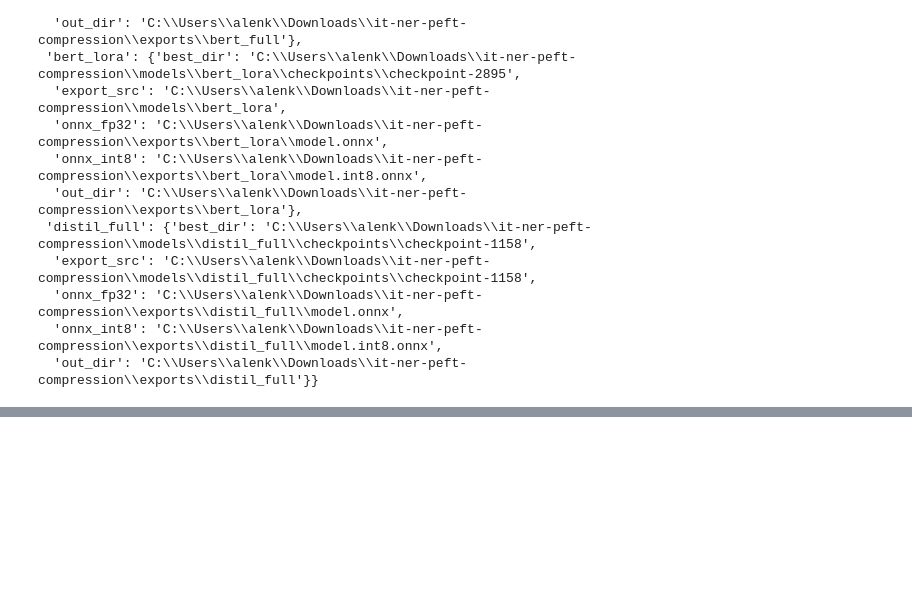
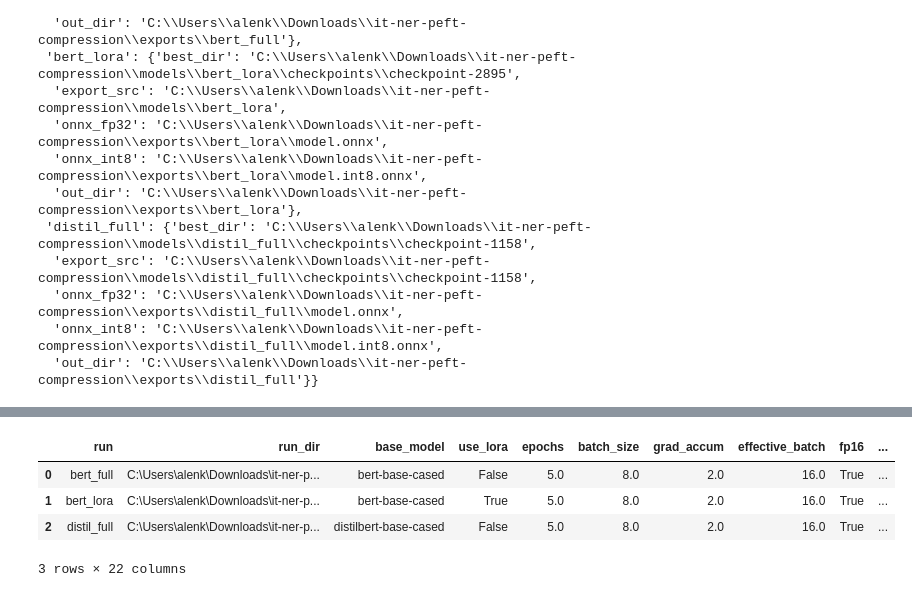
Before and after one commit to alenisaw/it-ner-peft-compression, a Jupyter notebook: notebooks/report.ipynb, the cells around one changed output, grey strips where cells are left out. Saved outputs shown, nothing was run; the diff lists cells and outputs as text; code cells hidden in the pictures; blank space fills up the shorter version.

```diff
--- a/notebooks/report.ipynb
+++ b/notebooks/report.ipynb
@@ -1065,0 +754,65 @@ weighted avg     0.6411    0.7114    0.6658      1258
+# %%
+# ===== Analytics: Runs table (train/eval summaries) =====
+rows = []
+
+for d in run_dirs:
+    cfg  = maybe(d / "config_resolved.json")
+    metT = maybe(d / "metrics_train.json")
+    metE = maybe(d / "metrics.json")
+    hist = maybe(d / "trainer_log_history.json")
+
+    row = {"run": d.name, "run_dir": str(d)}
+
+    if cfg:
+        c = read_json(cfg)
+        row.update({
+            "base_model": c.get("base_model"),
+            "use_lora": bool(c.get("use_lora", False)),
+            "epochs": to_num(c.get("epochs")),
+            "batch_size": to_num(c.get("batch_size")),
+            "grad_accum": to_num(c.get("grad_accum")),
+            "effective_batch": to_num(c.get("effective_batch")),
+            "fp16": bool(c.get("fp16", False)),
+            "tf32": bool(c.get("tf32", False)),
+            "max_length": to_num(c.get("max_length")),
+            "dataset": c.get("dataset"),
+        })
+
+    if metT:
+        m = read_json(metT)
+        tr = m.get("train", {}) or {}
+        ev = m.get("eval", {}) or {}
+        row.update({
+            "train_loss": to_num(tr.get("train_loss")),
+            "train_runtime": to_num(tr.get("train_runtime")),
+            "train_sps": to_num(tr.get("train_samples_per_second")),
+            "eval_loss": to_num(ev.get("eval_loss")),
+            "eval_runtime": to_num(ev.get("eval_runtime")),
+        })
+
+    if metE:
+        m2 = read_json(metE)
+        for k in ["precision","recall","f1","accuracy","eval_precision","eval_recall","eval_f1","eval_loss"]:
+            if k in m2 and (k not in row or pd.isna(row.get(k))):
+                row[k] = to_num(m2.get(k))
+
+    row["has_history"] = bool(hist)
+    rows.append(row)
+
+df_runs = pd.DataFrame(rows)
+
+if df_runs.empty:
+    df_runs = pd.DataFrame([{
+        "run": None,
+        "run_dir": str(MODELS_DIR),
+        "note": "No runs found. Check ROOT and that models/<run>/ exists."
+    }])
+
+df_runs = df_runs.sort_values(by=["run"]).reset_index(drop=True)
+df_runs
+# %% [output]
+|  | run | run_dir | base_model | use_lora | epochs | batch_size | grad_accum | effective_batch | fp16 | ... |
+| 0 | bert_full | C:\Users\alenk\Downloads\it-ner-p... | bert-base-cased | False | 5.0 | 8.0 | 2.0 | 16.0 | True | ... |
+| 1 | bert_lora | C:\Users\alenk\Downloads\it-ner-p... | bert-base-cased | True | 5.0 | 8.0 | 2.0 | 16.0 | True | ... |
+| 2 | distil_full | C:\Users\alenk\Downloads\it-ner-p... | distilbert-base-cased | False | 5.0 | 8.0 | 2.0 | 16.0 | True | ... |
+3 rows × 22 columns
```
Also changed, not shown: parts of 21 cells of this notebook.
